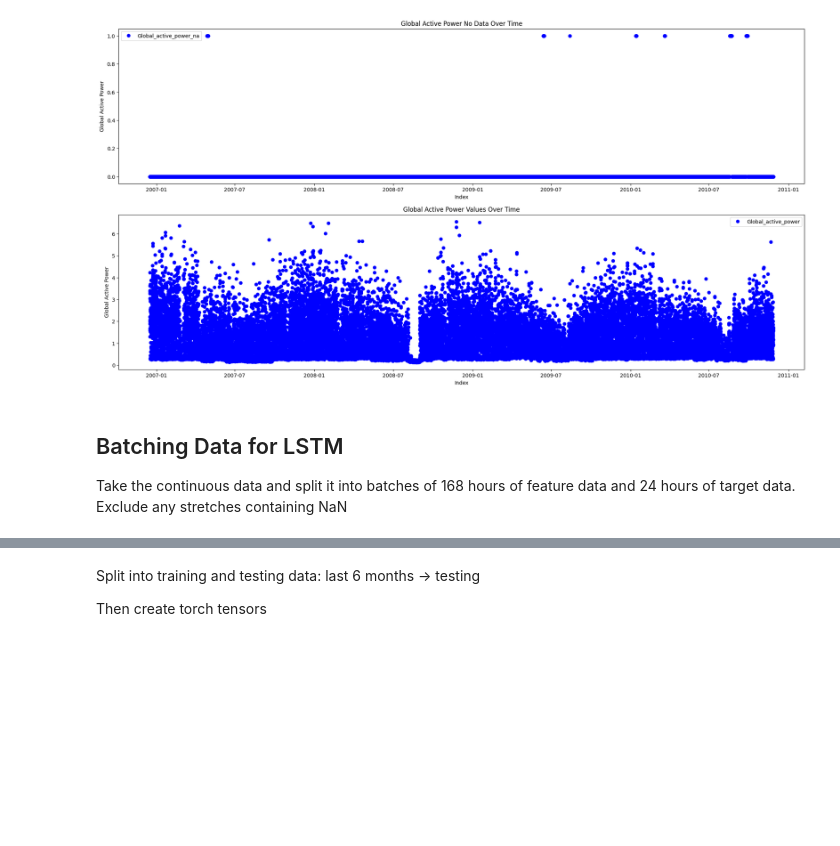
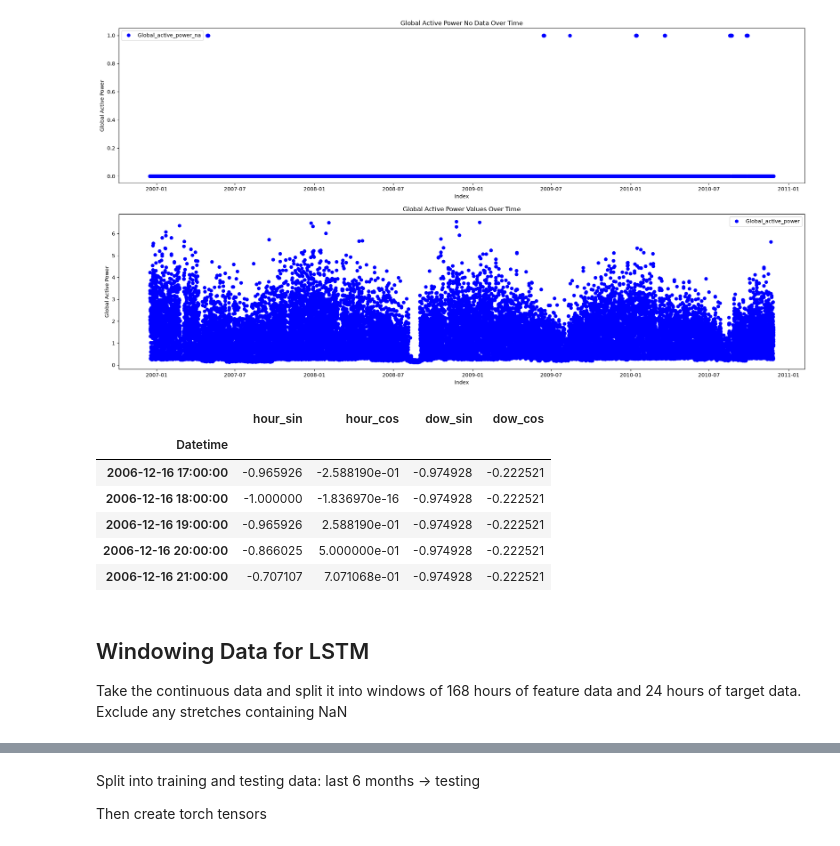
Before and after one commit to emarkow1/EECE-5644-assignment-06, a Jupyter notebook: assignment06.ipynb, the cells around one changed output, grey strips where cells are left out. Cells and saved outputs as stored; diff of their text form; code cells hidden in the pictures; blank space fills up the shorter version.

```diff
--- a/assignment06.ipynb
+++ b/assignment06.ipynb
@@ -213,10 +228,34 @@ plt.legend()
 plt.show()
 # %% [output]
 [figure]
+# %%
+# --- Calendar / seasonality features -------------------------------------
+# Household load is dominated by hour-of-day and day-of-week cycles. Encode
+# each cyclically (sin/cos) so 23:00 sits next to 00:00 and Sun next to Mon.
+# These are derived from the index, so they are never NaN and don't affect
+# the gap-detection in window(). They also stay valid across the summer test
+# period, which helps close the train->test gap.
+CAL_FEATURES = ['hour_sin', 'hour_cos', 'dow_sin', 'dow_cos']
+
+idx = hourly.index
+hourly['hour_sin'] = np.sin(2 * np.pi * idx.hour / 24)
+hourly['hour_cos'] = np.cos(2 * np.pi * idx.hour / 24)
+hourly['dow_sin']  = np.sin(2 * np.pi * idx.dayofweek / 7)
+hourly['dow_cos']  = np.cos(2 * np.pi * idx.dayofweek / 7)
+
+hourly[CAL_FEATURES].head()
+# %% [output]
+|  | hour_sin | hour_cos | dow_sin | dow_cos |
+| Datetime |  |  |  |  |
+| 2006-12-16 17:00:00 | -0.965926 | -2.588190e-01 | -0.974928 | -0.222521 |
+| 2006-12-16 18:00:00 | -1.000000 | -1.836970e-16 | -0.974928 | -0.222521 |
+| 2006-12-16 19:00:00 | -0.965926 | 2.588190e-01 | -0.974928 | -0.222521 |
+| 2006-12-16 20:00:00 | -0.866025 | 5.000000e-01 | -0.974928 | -0.222521 |
+| 2006-12-16 21:00:00 | -0.707107 | 7.071068e-01 | -0.974928 | -0.222521 |
 # %% [markdown]
-## Batching Data for LSTM
+## Windowing Data for LSTM
 
-Take the continuous data and split it into batches of 168 hours of feature data and 24 hours of target data. Exclude any stretches containing NaN
+Take the continuous data and split it into windows of 168 hours of feature data and 24 hours of target data. Exclude any stretches containing NaN
 # %%
 INPUT_HOURS = 168
 TARGET_HOURS = 24
```
Also changed, not shown: parts of 29 cells of this notebook, 3 other files.
